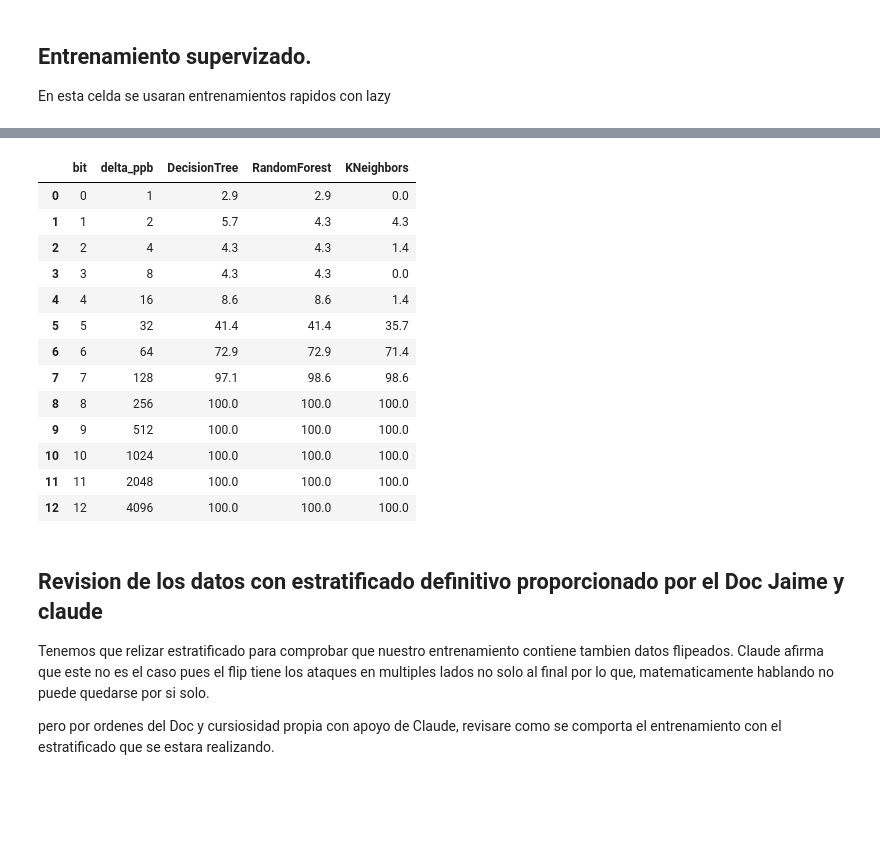
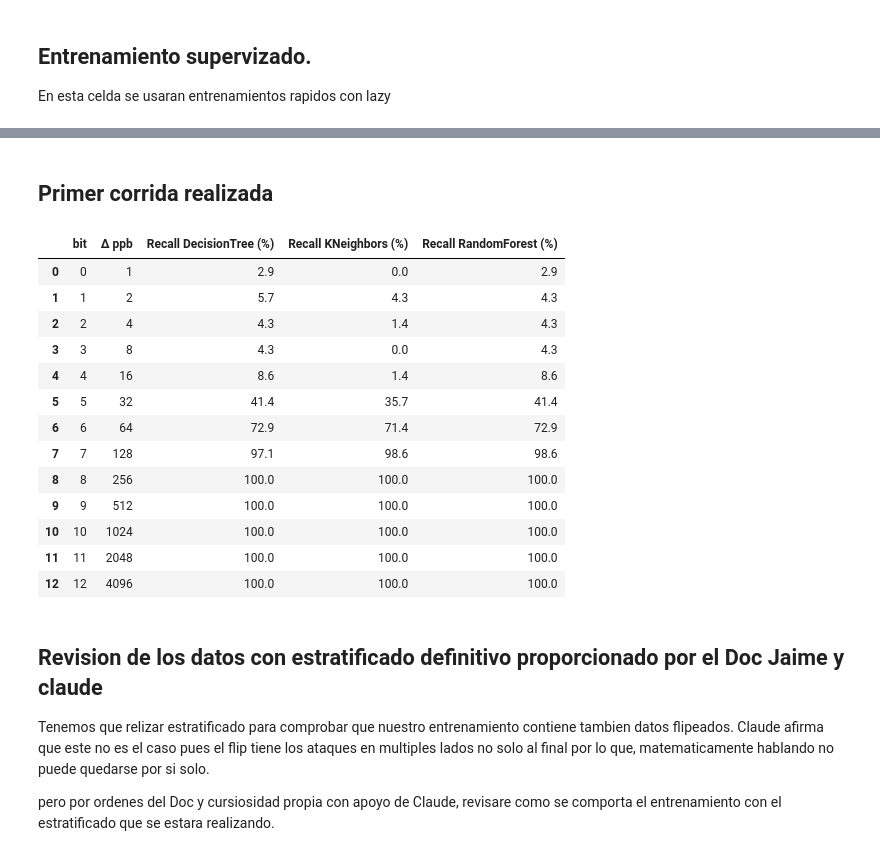
Before and after one commit to JoseLili/lorawan11-rama-detection, a Jupyter notebook: notebooks/06_atacante_calibrado.ipynb, the cells around one changed output, grey strips where cells are left out. Cells and saved outputs as stored; diff of their text form; code cells hidden in the pictures; blank space fills up the shorter version.

```diff
--- a/notebooks/06_atacante_calibrado.ipynb
+++ b/notebooks/06_atacante_calibrado.ipynb
@@ -126,41 +126,66 @@ Prueba:        1358  (67 atacados)
+# %% [markdown]
+## Primer corrida realizada
 # %%
+import os
 from sklearn.tree import DecisionTreeClassifier
 from sklearn.ensemble import RandomForestClassifier
 from sklearn.neighbors import KNeighborsClassifier
-from sklearn.metrics import precision_score, recall_score
+from sklearn.metrics import precision_score, recall_score, fbeta_score
 
 MODELOS = {
-    'DecisionTree': DecisionTreeClassifier(random_state=42),
-    'RandomForest': RandomForestClassifier(random_state=42),
-    'KNeighbors': KNeighborsClassifier(),
+    'DecisionTree': lambda: DecisionTreeClassifier(random_state=42),
+    'RandomForest': lambda: RandomForestClassifier(random_state=42),
+    'KNeighbors':   lambda: KNeighborsClassifier(),
 }
 
 res = []
 for bit in range(13):
     df = cargar(bit)
     X, y = features(df), df.atacado.values
     n = int(len(X) * 0.8)
     Xtr, Xte, ytr, yte = X[:n], X[n:], y[:n], y[n:]
 
-    fila = {'bit': bit, 'delta_ppb': 2**bit}
-    for nombre, m in MODELOS.items():
+    for nombre, factory in MODELOS.items():
+        m = factory()
         m.fit(Xtr, ytr)
         pred = m.predict(Xte)
-        # pos_label=1: solo la clase ATACADO
-        fila[nombre] = round(recall_score(yte, pred, pos_label=1,
-                                          zero_division=0) * 100, 1)
-    res.append(fila)
+        # pos_label=1: metricas sobre la clase ATACADO unicamente
+        res.append({
+            'bit': bit,
+            'delta_ppb': 2**bit,
+            'modelo': nombre,
+            'ataques_test': int(yte.sum()),
+            'detectados': int(((pred == 1) & (yte == 1)).sum()),
+            'falsos_pos': int(((pred == 1) & (yte == 0)).sum()),
+            'recall_%': round(recall_score(yte, pred, pos_label=1,
+                                           zero_division=0) * 100, 1),
+            'precision_%': round(precision_score(yte, pred, pos_label=1,
+                                                 zero_division=0) * 100, 1),
+            'f2_%': round(fbeta_score(yte, pred, beta=2, pos_label=1,
+                                      zero_division=0) * 100, 1),
+        })
 
-pd.DataFrame(res)
+sup = pd.DataFrame(res)
+
+os.makedirs('../results', exist_ok=True)
+sup.to_csv('../results/deteccion_supervisada.csv', index=False)
+
+# Vista compacta: recall por modelo
+recall_tabla = sup.pivot_table(index=['bit', 'delta_ppb'],
+                               columns='modelo', values='recall_%').reset_index()
+recall_tabla.columns.name = None
+recall_tabla.columns = ['bit', 'Δ ppb', 'Recall DecisionTree (%)',
+                        'Recall KNeighbors (%)', 'Recall RandomForest (%)']
+recall_tabla
 # %% [output]
-|  | bit | delta_ppb | DecisionTree | RandomForest | KNeighbors |
-| 0 | 0 | 1 | 2.9 | 2.9 | 0.0 |
+|  | bit | Δ ppb | Recall DecisionTree (%) | Recall KNeighbors (%) | Recall RandomForest (%) |
+| 0 | 0 | 1 | 2.9 | 0.0 | 2.9 |
 | 1 | 1 | 2 | 5.7 | 4.3 | 4.3 |
-| 2 | 2 | 4 | 4.3 | 4.3 | 1.4 |
-| 3 | 3 | 8 | 4.3 | 4.3 | 0.0 |
-| 4 | 4 | 16 | 8.6 | 8.6 | 1.4 |
-| 5 | 5 | 32 | 41.4 | 41.4 | 35.7 |
-| 6 | 6 | 64 | 72.9 | 72.9 | 71.4 |
+| 2 | 2 | 4 | 4.3 | 1.4 | 4.3 |
+| 3 | 3 | 8 | 4.3 | 0.0 | 4.3 |
+| 4 | 4 | 16 | 8.6 | 1.4 | 8.6 |
+| 5 | 5 | 32 | 41.4 | 35.7 | 41.4 |
+| 6 | 6 | 64 | 72.9 | 71.4 | 72.9 |
 | 7 | 7 | 128 | 97.1 | 98.6 | 98.6 |
 | 8 | 8 | 256 | 100.0 | 100.0 | 100.0 |
 | 9 | 9 | 512 | 100.0 | 100.0 | 100.0 |
```
Also changed, not shown: parts of 1 cell of this notebook.
